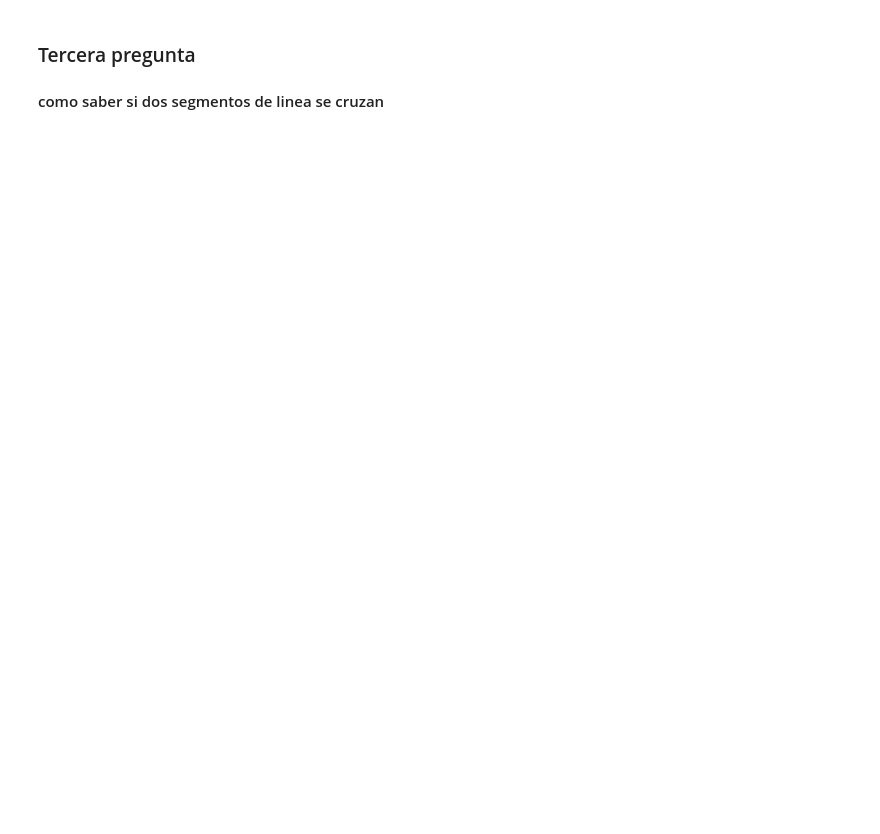
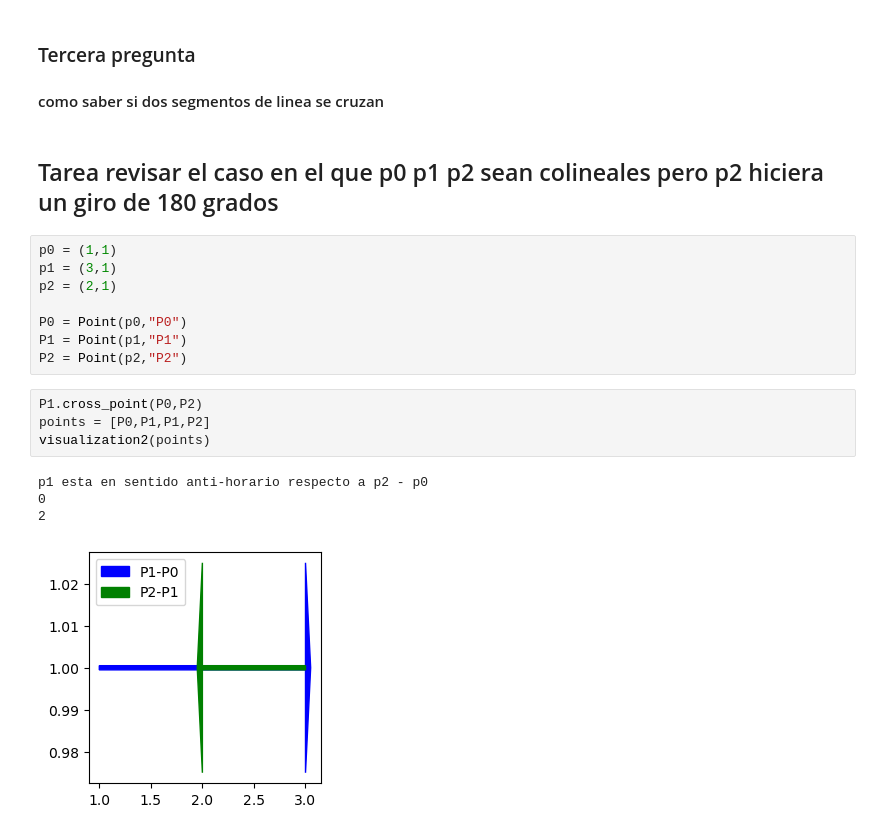
Before and after one commit to Camilohoyos99-DC/Computational-geometry, a Jupyter notebook: Segmentos de linea semana 1/segmentos de linea.ipynb, the cells around one changed output. Saved outputs shown, nothing was run; the diff lists cells and outputs as text; blank space fills up the shorter version.

```diff
--- a/Segmentos de linea semana 1/segmentos de linea.ipynb
+++ b/Segmentos de linea semana 1/segmentos de linea.ipynb
@@ -83,3 +116,22 @@ p1 esta en sentido horario respecto a p2 - p0
 # %% [markdown]
 ### Tercera pregunta
 #### como saber si dos segmentos de linea se cruzan
+# %% [markdown]
+## Tarea revisar el caso en el que p0 p1 p2 sean colineales pero p2 hiciera un giro de 180 grados
+# %%
+p0 = (1,1)
+p1 = (3,1)
+p2 = (2,1)
+
+P0 = Point(p0,"P0")
+P1 = Point(p1,"P1")
+P2 = Point(p2,"P2")
+# %%
+P1.cross_point(P0,P2)
+points = [P0,P1,P1,P2]
+visualization2(points)
+# %% [output]
+p1 esta en sentido anti-horario respecto a p2 - p0
+0
+2
+[figure, added]
```
Also changed, not shown: parts of 7 cells of this notebook.
